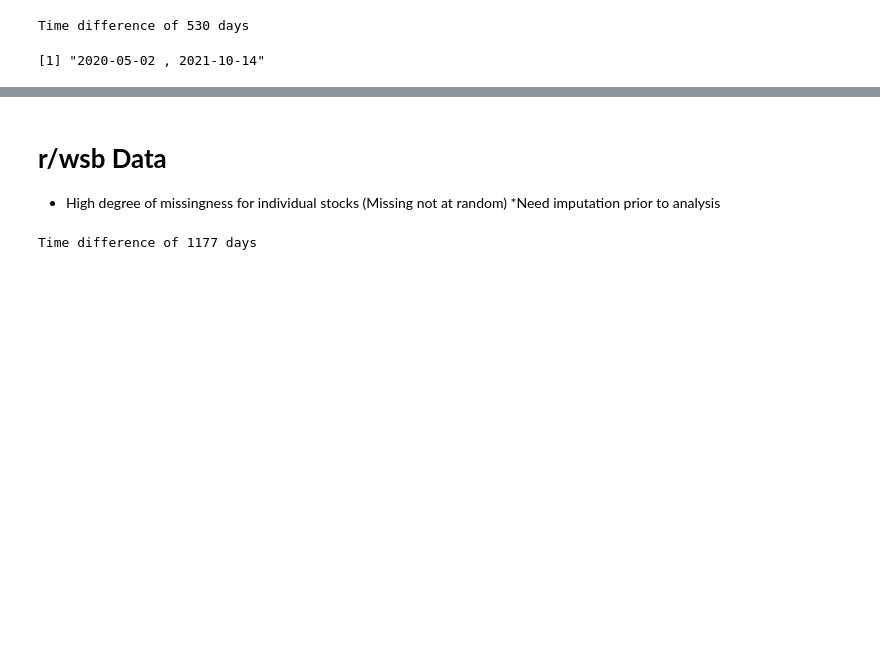
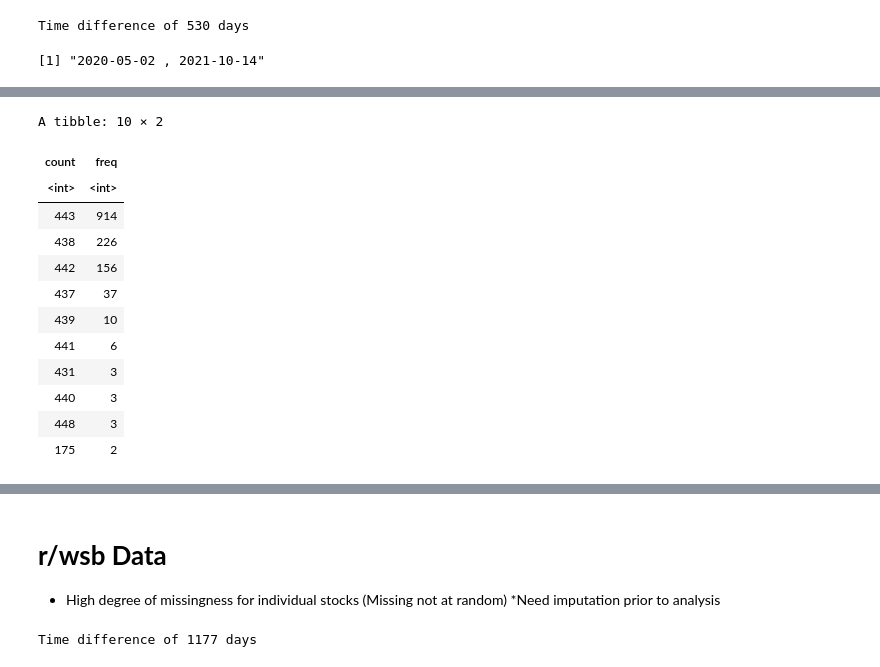
Before and after one commit to limshaocong/analyticsEdge, a Jupyter notebook: Data_Exploration.ipynb, the cells around one changed output, grey strips where cells are left out. Saved outputs shown, nothing was run; the diff lists cells and outputs as text; code cells hidden in the pictures; blank space fills up the shorter version.

```diff
--- a/Data_Exploration.ipynb
+++ b/Data_Exploration.ipynb
@@ -529,0 +522,26 @@ A data.frame: 10 × 6
+# %%
+# Different stocks haev data available over different periods
+# Reasonable to choose those with at least 431
+
+twitter.follower %>%
+  group_by(Ticker) %>%
+  summarise(count = n()) %>%
+  ungroup() %>%
+  group_by(count) %>%
+  summarise (freq = n()) %>%
+  arrange(desc(freq)) %>%
+  head(10)
+# %% [output]
+A tibble: 10 × 2
+| count | freq |
+| <int> | <int> |
+| 443 | 914 |
+| 438 | 226 |
+| 442 | 156 |
+| 437 | 37 |
+| 439 | 10 |
+| 441 | 6 |
+| 431 | 3 |
+| 440 | 3 |
+| 448 | 3 |
+| 175 | 2 |
```
Also changed, not shown: parts of 9 cells of this notebook.
